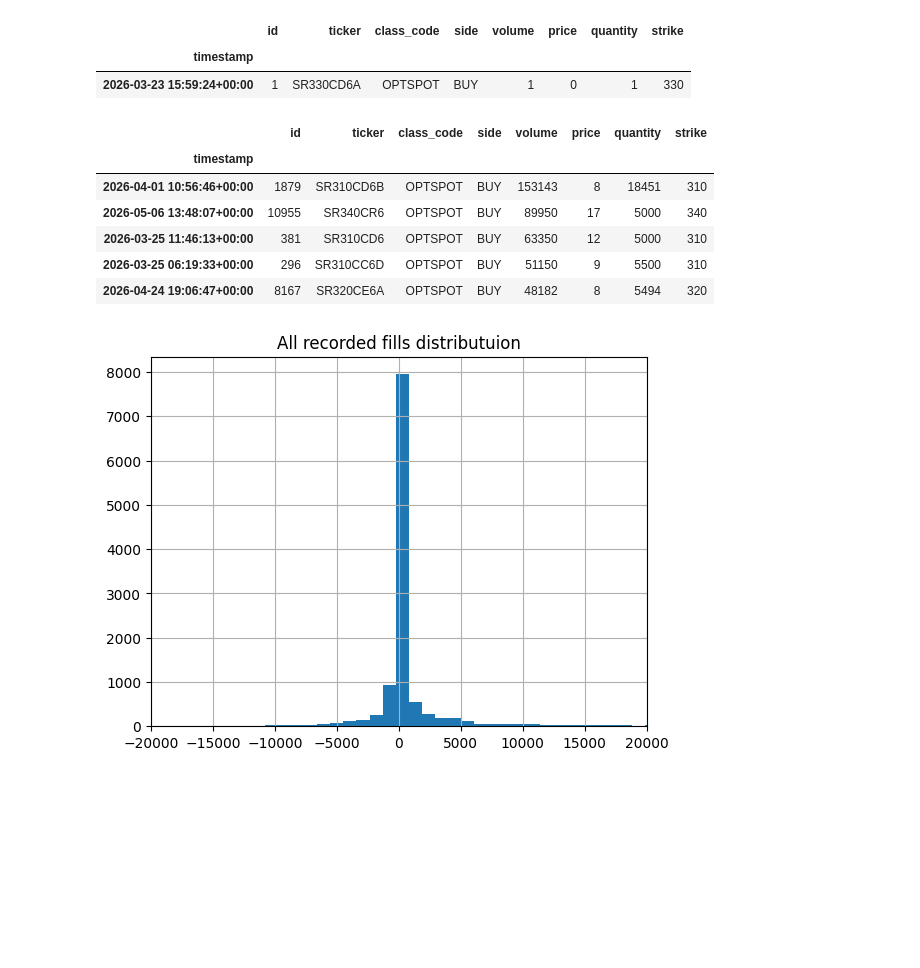
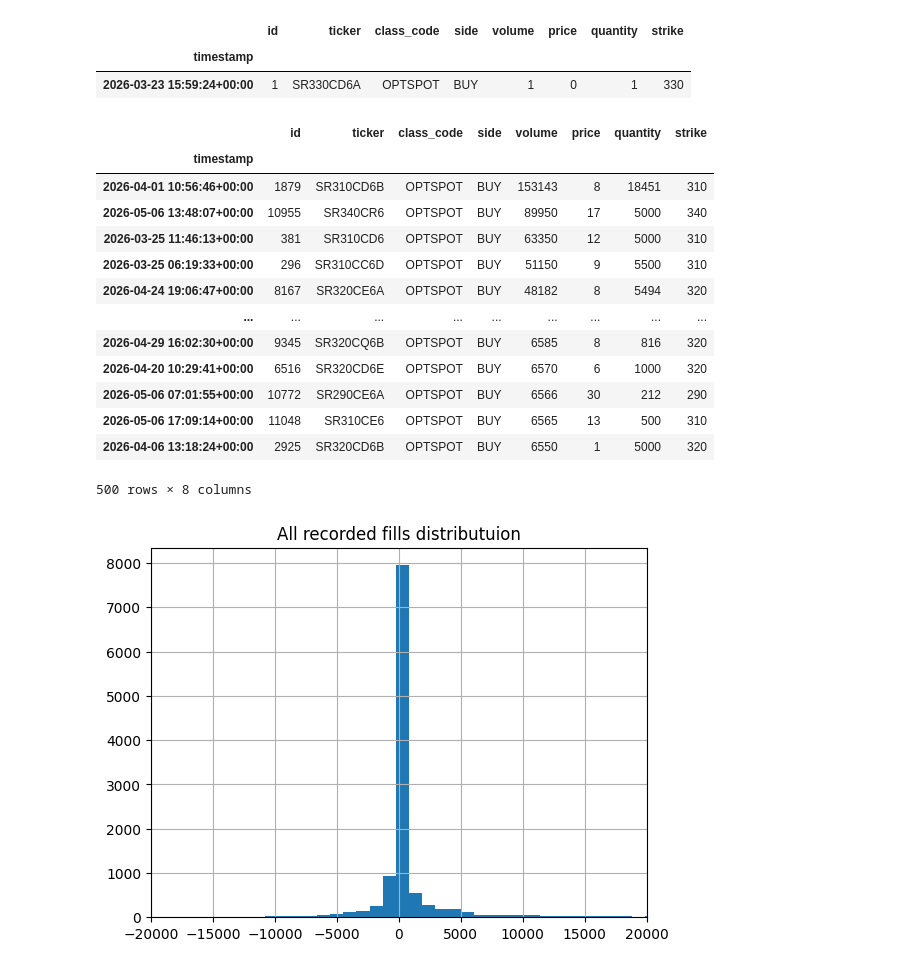
Before and after one commit to SigmaFlowX/Sber-Moex-Options, a Jupyter notebook: notebooks/large_orders_analysis.ipynb, the cells around one changed output. Cells and saved outputs as stored; diff of their text form; code cells hidden in the pictures; blank space fills up the shorter version.

```diff
--- a/notebooks/large_orders_analysis.ipynb
+++ b/notebooks/large_orders_analysis.ipynb
@@ -27,16 +27,23 @@ orders_df.head(1)
 | timestamp |  |  |  |  |  |  |  |  |
 | 2026-03-23 15:59:24+00:00 | 1 | SR330CD6A | OPTSPOT | BUY | 1 | 0 | 1 | 330 |
 # %%
-large_buy_orders = orders_df[orders_df['side'] == "BUY"].sort_values(by='volume', ascending=False).head(100)
-large_buy_orders.head(5)
+large_buy_orders = orders_df[orders_df['side'] == "BUY"].sort_values(by='volume', ascending=False).head(500)
+large_buy_orders
 # %% [output]
 |  | id | ticker | class_code | side | volume | price | quantity | strike |
 | timestamp |  |  |  |  |  |  |  |  |
 | 2026-04-01 10:56:46+00:00 | 1879 | SR310CD6B | OPTSPOT | BUY | 153143 | 8 | 18451 | 310 |
 | 2026-05-06 13:48:07+00:00 | 10955 | SR340CR6 | OPTSPOT | BUY | 89950 | 17 | 5000 | 340 |
 | 2026-03-25 11:46:13+00:00 | 381 | SR310CD6 | OPTSPOT | BUY | 63350 | 12 | 5000 | 310 |
 | 2026-03-25 06:19:33+00:00 | 296 | SR310CC6D | OPTSPOT | BUY | 51150 | 9 | 5500 | 310 |
 | 2026-04-24 19:06:47+00:00 | 8167 | SR320CE6A | OPTSPOT | BUY | 48182 | 8 | 5494 | 320 |
+| ... | ... | ... | ... | ... | ... | ... | ... | ... |
+| 2026-04-29 16:02:30+00:00 | 9345 | SR320CQ6B | OPTSPOT | BUY | 6585 | 8 | 816 | 320 |
+| 2026-04-20 10:29:41+00:00 | 6516 | SR320CD6E | OPTSPOT | BUY | 6570 | 6 | 1000 | 320 |
+| 2026-05-06 07:01:55+00:00 | 10772 | SR290CE6A | OPTSPOT | BUY | 6566 | 30 | 212 | 290 |
+| 2026-05-06 17:09:14+00:00 | 11048 | SR310CE6 | OPTSPOT | BUY | 6565 | 13 | 500 | 310 |
+| 2026-04-06 13:18:24+00:00 | 2925 | SR320CD6B | OPTSPOT | BUY | 6550 | 1 | 5000 | 320 |
+500 rows × 8 columns
 # %%
 from matplotlib import pyplot as plt
 hist_df = orders_df.copy()
```
Also changed, not shown: parts of 9 cells of this notebook.
